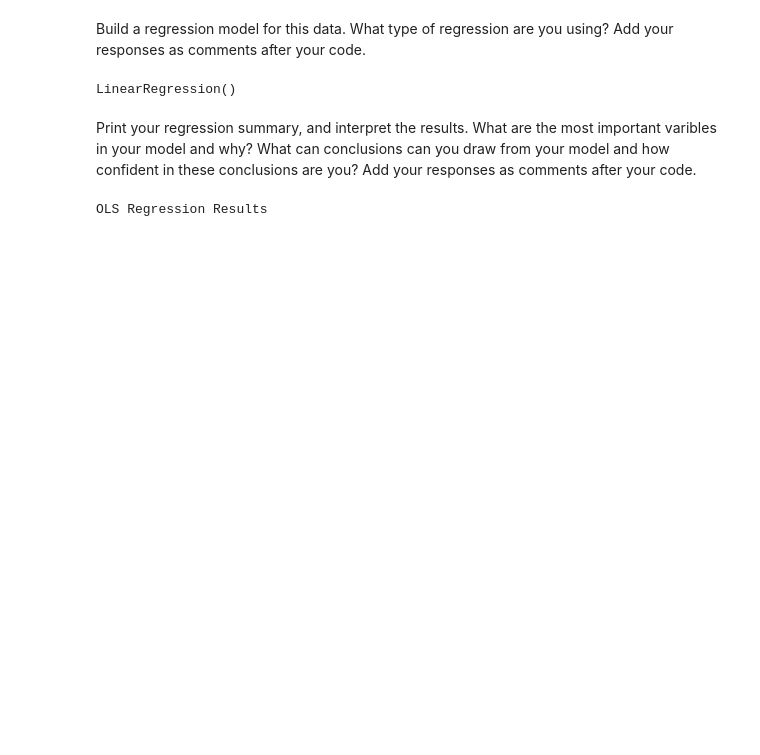
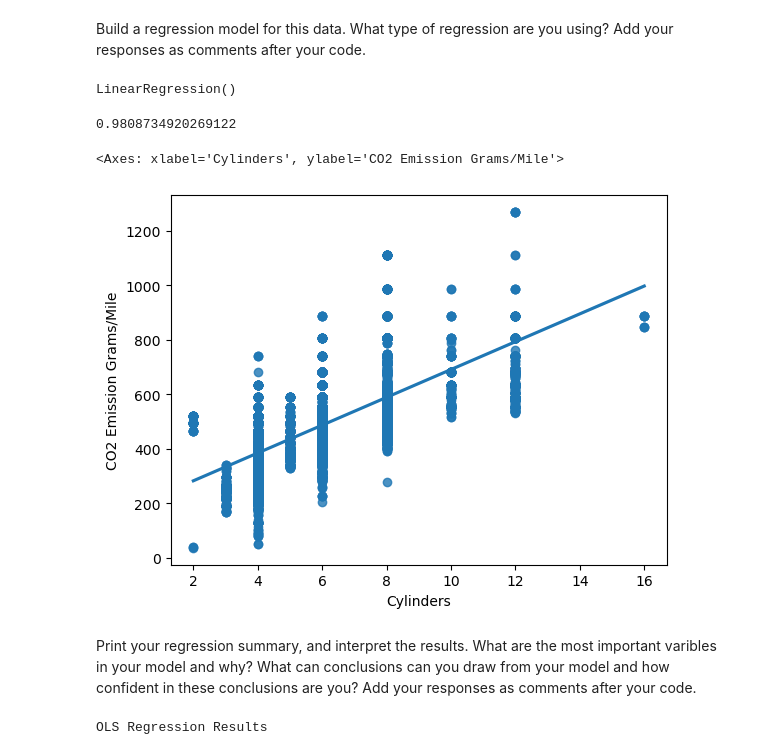
Before and after one commit to Ironhack-Data-Madrid-Octubre-2023/7.3-lab_regression_analysis, a Jupyter notebook: your-code.ipynb, the cells around one changed output. Saved outputs shown, nothing was run; the diff lists cells and outputs as text; code cells hidden in the pictures; blank space fills up the shorter version.

```diff
--- a/your-code.ipynb
+++ b/your-code.ipynb
@@ -207,6 +223,17 @@ lr = LinearRegression()
 lr.fit(X, y)
 # %% [output]
 LinearRegression()
+# %%
+lr.score(X, y)
+# %% [output]
+0.9808734920269122
+# %%
+# pintamos un gráfico de dispersión con la recta de regresión
+
+sns.regplot(x='Cylinders', y='CO2 Emission Grams/Mile', data=vehicles)
+# %% [output]
+<Axes: xlabel='Cylinders', ylabel='CO2 Emission Grams/Mile'>
+[figure, added]
 # %% [markdown]
 Print your regression summary, and interpret the results. What are the most important varibles in your model and why? What can conclusions can you draw from your model and how confident in these conclusions are you? Add your responses as comments after your code.
 # %%
```
Also changed, not shown: parts of 11 cells of this notebook.
